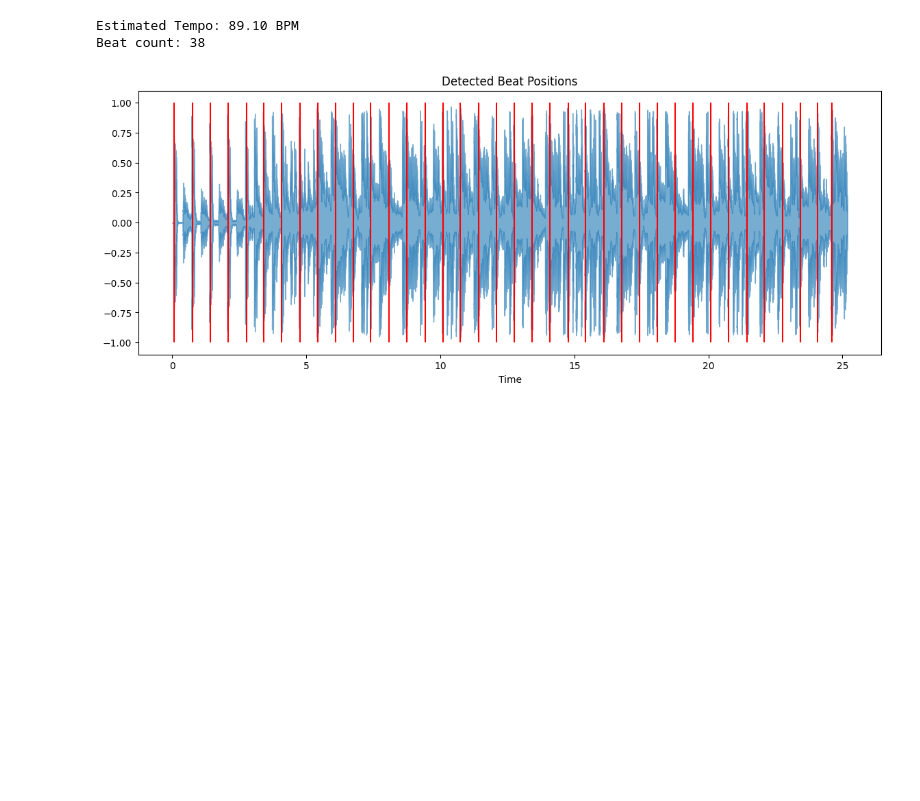
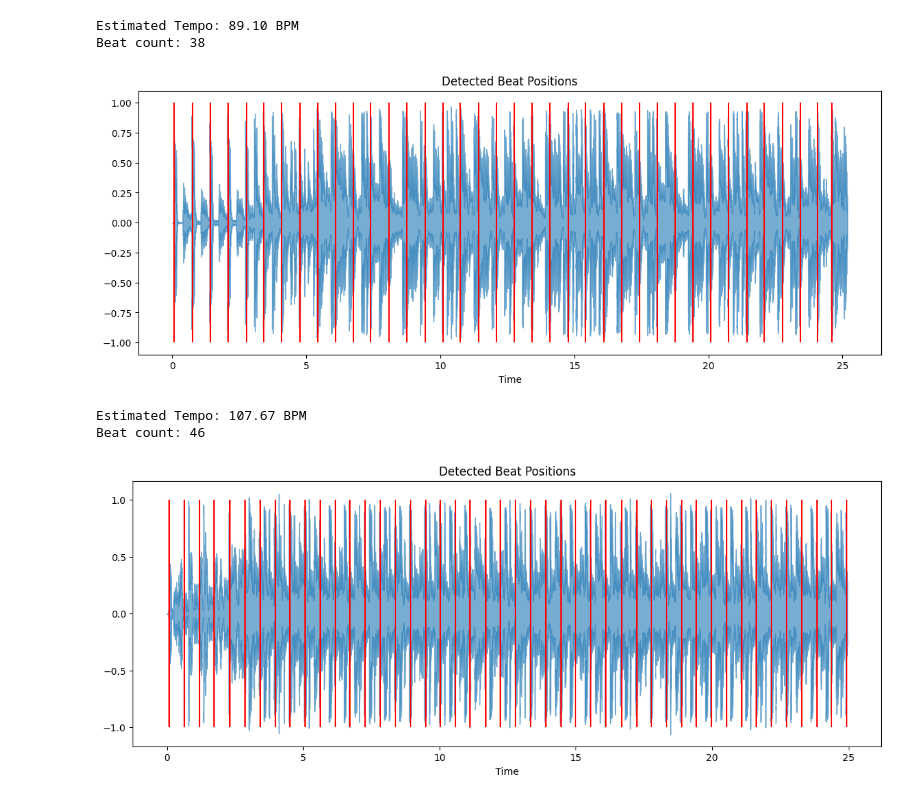
Before and after one commit to bowenzhu21/Smart-Mixer, a Jupyter notebook: notebooks/01-analyze-tempo.ipynb, the cells around one changed output. Saved outputs shown, nothing was run; the diff lists cells and outputs as text; code cells hidden in the pictures; blank space fills up the shorter version.

Commit message:
second audio file

```diff
--- a/notebooks/01-analyze-tempo.ipynb
+++ b/notebooks/01-analyze-tempo.ipynb
@@ -1,28 +1,45 @@
 # %%
 # 🔧 Setup
 import librosa
 import librosa.display
 import matplotlib.pyplot as plt
 import numpy as np
 
 # 🔊 Load your audio file (replace with your own path)
-file_path = '../audio/test_clip_1.mp3'  # You can change this to any short mp3
-y, sr = librosa.load(file_path)
+file_path1 = '../audio/test_clip_1.mp3'
+file_path2 = '../audio/test_clip_2.mp3'
+  # You can change this to any short mp3
+y1, sr1 = librosa.load(file_path1)
+y2, sr2 = librosa.load(file_path2)
 
 # 🧠 Estimate tempo and beats
-tempo, beat_frames = librosa.beat.beat_track(y=y, sr=sr)
-beat_times = librosa.frames_to_time(beat_frames, sr=sr)
+tempo1, beats1 = librosa.beat.beat_track(y=y1, sr=sr1)
+tempo2, beats2 = librosa.beat.beat_track(y=y2, sr=sr2)
+beat_times1 = librosa.frames_to_time(beats1, sr=sr1)
+beat_times2 = librosa.frames_to_time(beats2, sr=sr2)
 
-print(f"Estimated Tempo: {float(tempo):.2f} BPM")
-print(f"Beat count: {len(beat_times)}")
+print(f"Estimated Tempo: {float(tempo1):.2f} BPM")
+print(f"Beat count: {len(beat_times1)}")
 
 # 📊 Visualize the waveform + beats
 plt.figure(figsize=(14, 5))
-librosa.display.waveshow(y, sr=sr, alpha=0.6)
-plt.vlines(beat_times, ymin=-1, ymax=1, color='red')
+librosa.display.waveshow(y1, sr=sr1, alpha=0.6)
+plt.vlines(beat_times1, ymin=-1, ymax=1, color='red')
 plt.title('Detected Beat Positions')
 plt.show()
+
+print(f"Estimated Tempo: {float(tempo2):.2f} BPM")
+print(f"Beat count: {len(beat_times2)}")
+
+plt.figure(figsize=(14, 5))
+librosa.display.waveshow(y2, sr=sr2, alpha=0.6)
+plt.vlines(beat_times2, ymin=-1, ymax=1, color='red')
+plt.title('Detected Beat Positions')
+plt.show()
 # %% [output]
 Estimated Tempo: 89.10 BPM
 Beat count: 38
 [figure]
+Estimated Tempo: 107.67 BPM
+Beat count: 46
+[figure, added]
```
Also changed, not shown: 4 other files.
